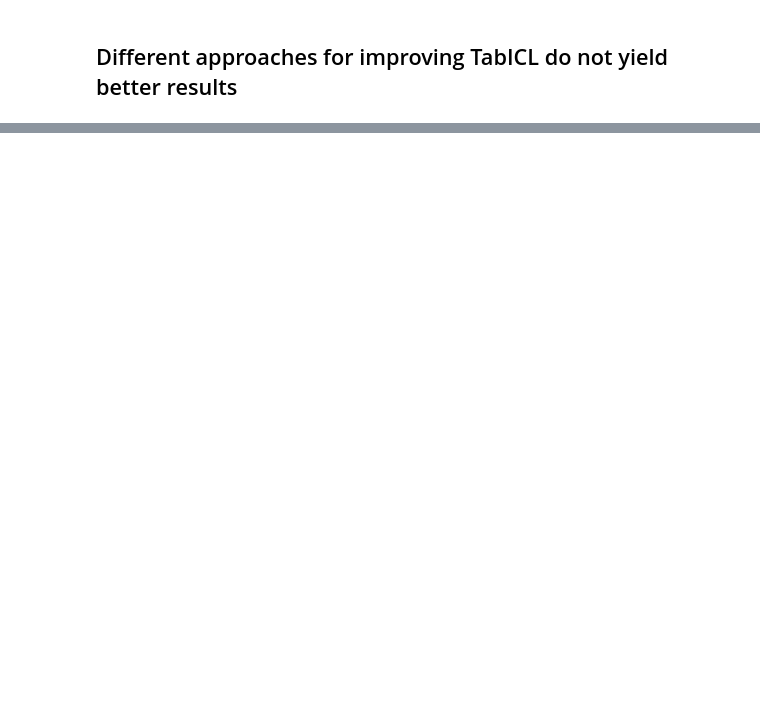
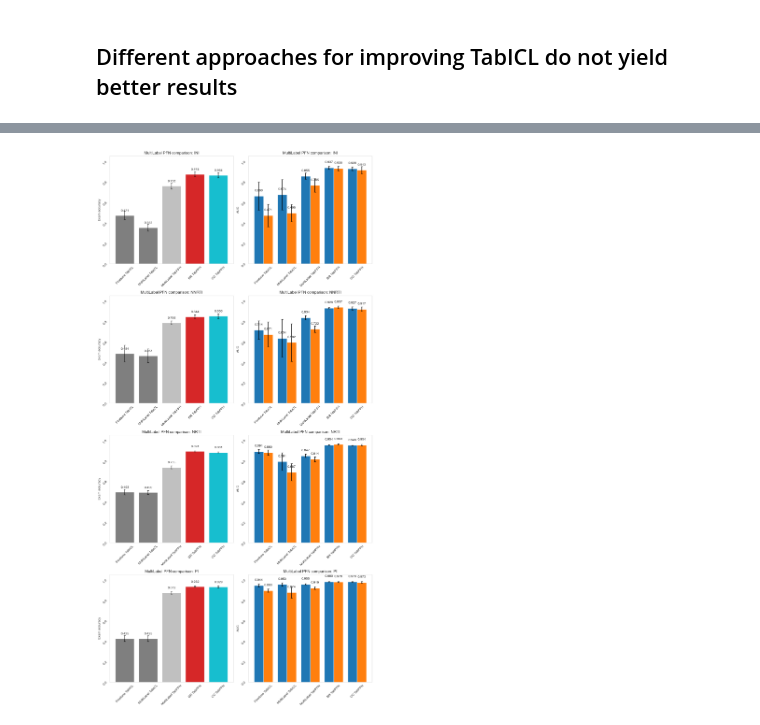
Before and after one commit to FloAvis/MultiLabel-PFN, a Jupyter notebook: statistics/MA_statistics.ipynb, the cells around one changed output, grey strips where cells are left out. Saved outputs shown, nothing was run; the diff lists cells and outputs as text; code cells hidden in the pictures; blank space fills up the shorter version.

```diff
--- a/statistics/MA_statistics.ipynb
+++ b/statistics/MA_statistics.ipynb
@@ -658,0 +1429,89 @@ label_enc_step-1000.ckpt
+# %%
+files = ["MuLaTabICL_finetune_step-1250_5_fold_new_loss_sigmoid.csv", "MuLaTabICL_full_model_step-2900_5_fold_new_loss_sigmoid.csv", "MuLaTabICL_abpfn_full_step-3000_5_fold_new_loss_sigmoid.csv", "Binary_Relevance_5_fold_MOC_prediction_new_save.csv", "Classifier_Chain_5_fold_homebrew_prediction_woNaN_new_save.csv"]
+
+
+
+tmp_sub_accs_fold_mean, tmp_sub_accs_fold_std = result_handler.calc_metrics(filepath_list, files, result_handler.exam_acc,metric_args={}, drop_na=True)
+
+df_sub_accs_groups_mean = pd.DataFrame(tmp_sub_accs_fold_mean)
+df_sub_accs_groups_std = pd.DataFrame(tmp_sub_accs_fold_std)
+
+
+files = ["MuLaTabICL_finetune_step-1250_probabilities_5_fold_new_loss_sigmoid.csv", "MuLaTabICL_full_model_step-2900_probabilities_5_fold_new_loss_sigmoid.csv","MuLaTabICL_abpfn_full_step-3000_probabilities_5_fold_new_loss_sigmoid.csv", "Binary_Relevance_probabilities_5_fold_MOC_prediction_new_save.csv", "Classifier_Chain_probabilities_5_fold_homebrew_prediction_woNaN_new_save.csv"]
+
+tmp_roc_auc_mean, tmp_roc_auc_std = result_handler.calc_metrics(filepath_list, files, roc_auc_score,metric_args={"average": "macro"}, drop_na=True)
+
+df_roc_auc_mean = pd.DataFrame(tmp_roc_auc_mean)
+df_roc_auc_std = pd.DataFrame(tmp_roc_auc_std)
+
+tmp_prc_auc_mean, tmp_prc_auc_std = result_handler.calc_metrics(filepath_list, files, result_handler.prc_auc_score,metric_args={"multiclass":"ovr"}, drop_na=True)
+
+df_prc_auc_mean = pd.DataFrame(tmp_prc_auc_mean)
+df_prc_auc_std = pd.DataFrame(tmp_prc_auc_std)
+
+
+models_w_TabPFN = ["Finetune TabICL","MultiLabel TabICL", "MultiLabel TabPFN", "BR TabPFN", "CC TabPFN"]
+
+color = ["tab:grey"] * 2 + ["silver"] + ["tab:red"]  + ["tab:cyan"]
+
+labels = models_w_TabPFN
+
+x = np.arange(len(labels))  # the label locations
+width = 0.4  # the width of the bars
+
+fig, axs = plt.subplots(4, 2, figsize=(12, 24))
+#fig.tight_layout()
+
+axs = axs.flatten()
+
+means = []
+
+for i, drug in enumerate(df_prc_auc_mean.columns.values.tolist()):
+
+    j = i * 2
+
+    p = axs[j].bar(models_w_TabPFN, df_sub_accs_groups_mean[drug], color=color)
+    axs[j].errorbar(models_w_TabPFN, df_sub_accs_groups_mean[drug], yerr=df_sub_accs_groups_std[drug],capsize=3, fmt="none", ecolor="black")
+
+    axs[j].bar_label(p, label_type="edge", fmt='%.3f', padding=10)
+
+    axs[j].grid(False)
+    #axs[i].set_xticks(x)
+    #axs[i].set_xticklabels(target_ml["Drug"])
+    axs[j].tick_params(rotation=45)
+    axs[j].set_ylabel('Exam accuracy')
+    axs[j].set_ylim(0, 1.05)
+    axs[j].set_title('MultiLabel PFN comparison: ' + drug)
+
+    multiplier = -0.5
+
+    offset = width * multiplier
+    rects = axs[j + 1].bar(x + offset, df_roc_auc_mean[drug], width, label="ROC AUC")
+    axs[j + 1].bar_label(rects, fmt='%.3f', padding=12)
+    axs[j + 1].errorbar(x + offset, df_roc_auc_mean[drug], yerr=df_roc_auc_std[drug],capsize=3, fmt="none", ecolor="black")
+    multiplier += 1
+
+    offset = width * multiplier
+    rects2 = axs[j + 1].bar(x + offset, df_prc_auc_mean[drug], width, label="PRC AUC")
+    axs[j + 1].bar_label(rects2, fmt='%.3f', padding=12)
+    axs[j + 1].errorbar(x + offset, df_prc_auc_mean[drug], yerr=df_prc_auc_std[drug],capsize=3, fmt="none", ecolor="black")
+
+    multiplier += 1
+
+
+    #axs[i].bar_label(p, label_type="edge", padding=10, fmt="%.3f")
+    axs[j + 1].grid(False)
+    axs[j + 1].set_xticks(x)
+    axs[j + 1].set_xticklabels(models_w_TabPFN)
+    axs[j + 1].tick_params(rotation=45)
+    axs[j + 1].set_ylabel('AUC')
+    axs[j+1].set_ylim(0, 1.05)
+    axs[j + 1].set_title('MultiLabel PFN comparison: ' + drug)
+
+fig.tight_layout()
+
+#plt.show()
+
+plt.savefig("../figures/10_TabPFN/Comparison_w_others.png")
+# %% [output]
+[figure, added]
```
Also changed, not shown: parts of 14 cells of this notebook, 3 other files.
